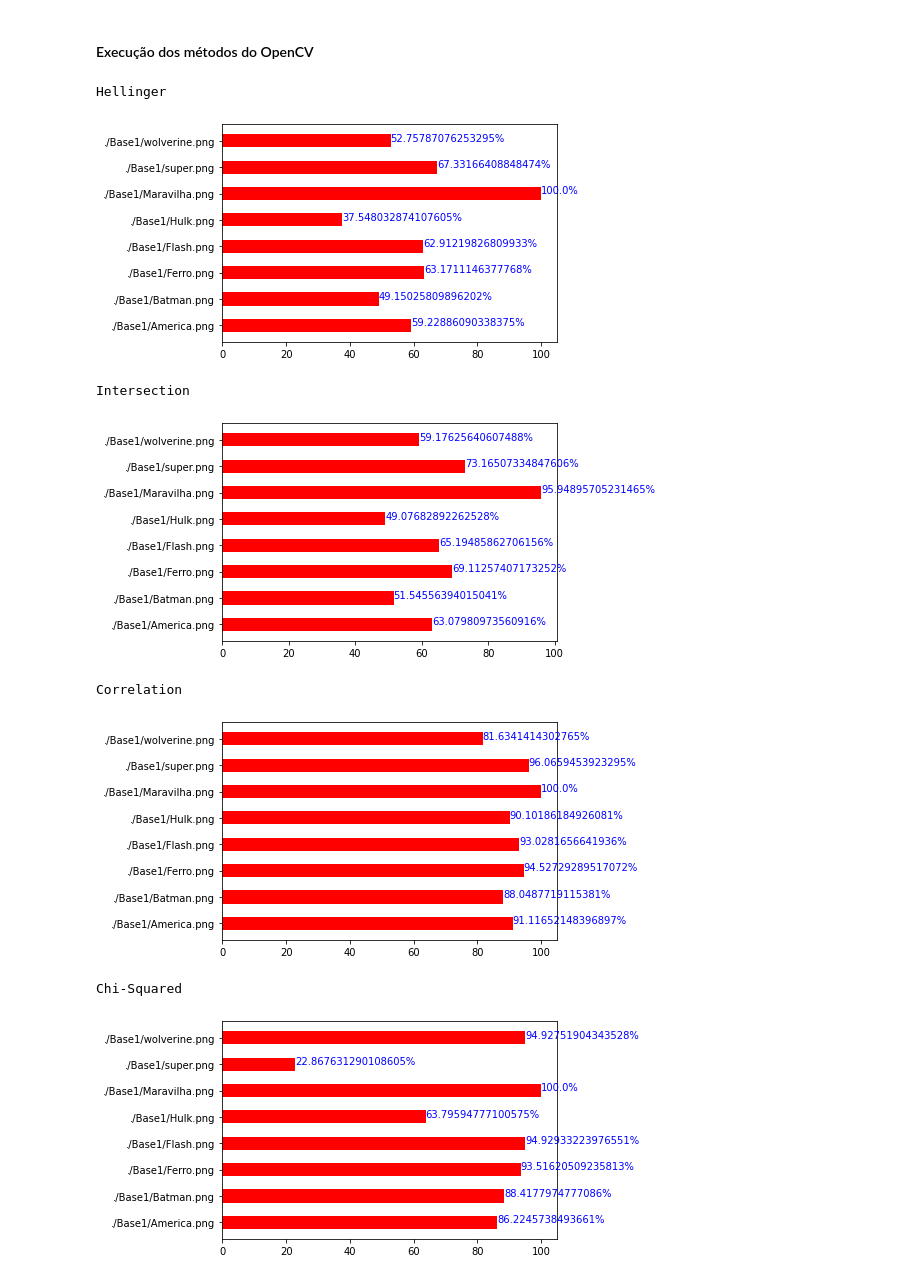
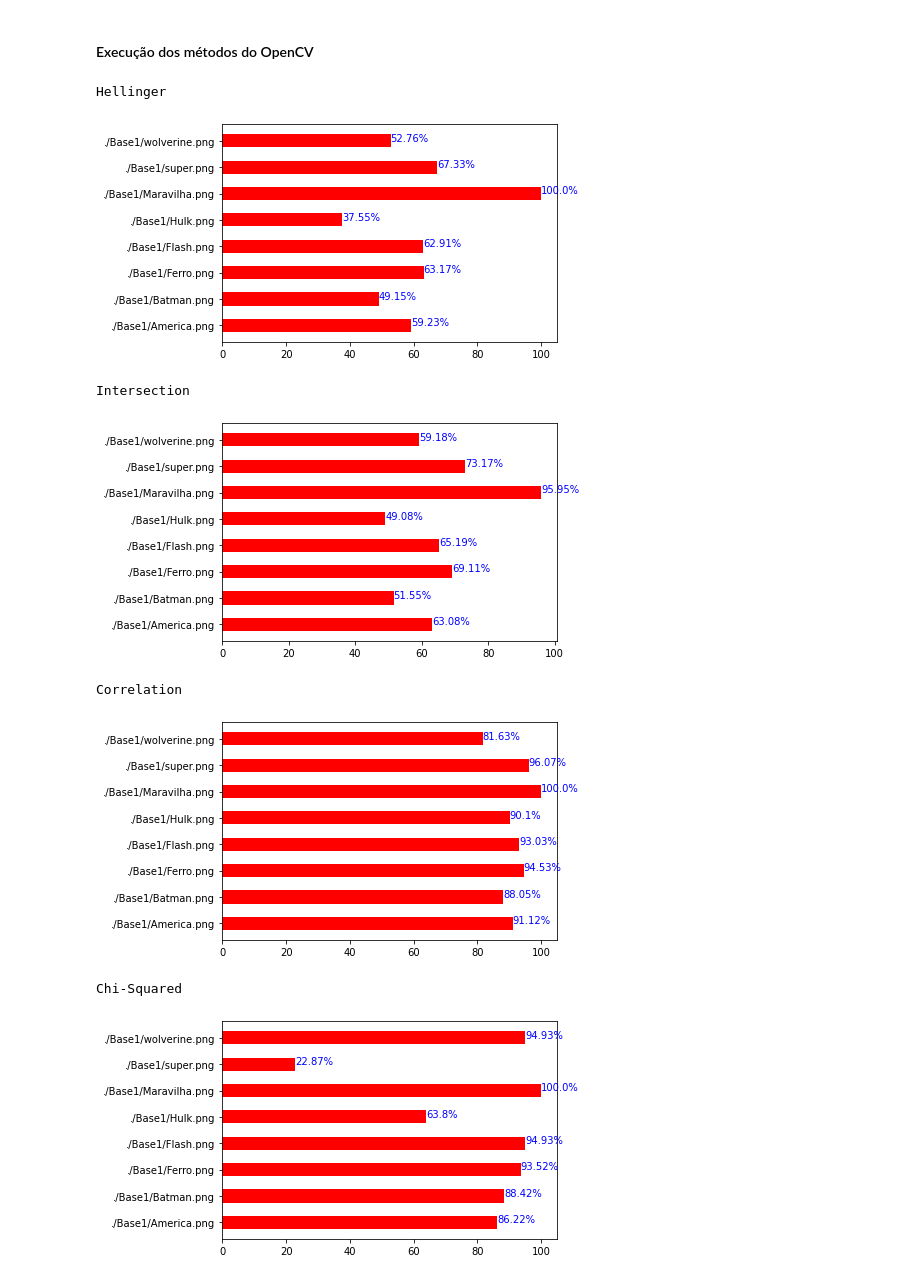
Before and after one commit to GodKelvin/PDI_Comparacao_Img_Histograma, a Jupyter notebook: pdi_tarefa_1.ipynb, the cells around one changed output. Saved outputs shown, nothing was run; the diff lists cells and outputs as text; code cells hidden in the pictures.

```diff
--- a/pdi_tarefa_1.ipynb
+++ b/pdi_tarefa_1.ipynb
@@ -280,13 +280,13 @@ import cv2
 #index para os histogramas extraidos
 #images para armazenar as imagens
 dic_index = {}
-dic_images = {}
+#dic_images = {}
 
 for img in modelos_img:
     #print(img)
     image = cv2.imread(img)
     #convertemos para RGB, pois o openCV armazena no formato BGR (RGB para exibir no matplot)
-    dic_images[img] = cv2.cvtColor(image, cv2.COLOR_BGR2RGB)
+    #dic_images[img] = cv2.cvtColor(image, cv2.COLOR_BGR2RGB)
 
     #Calculo do histograma
     hist = cv2.calcHist([image], [0, 1, 2], None, [8, 8, 8], [0, 256, 0, 256, 0, 256])
@@ -342,37 +342,37 @@ for(nome_metodo, funcao_metodo) in opencv_methods:
     #Inicia/Reinicia o dicionario de resultados
     results = {}
     #Loop sobre o dic_index(Onde possui os resultados dos histogramas)
     for(img, hist) in dic_index.items():
         #print(k, hist)
         #input()
         #Utilizando primeira imagem como teste--TROCAR PRA TODOS
         d = cv2.compareHist(dic_index['./Base1/Maravilha.png'], hist, funcao_metodo)
 
         #Para fins de visualizacao em porcentagem, calcula com base no metodo
         percent_result = 0
         if(nome_metodo == "Correlation"):
             percent_result = calc_percent_correlation(d)
         elif(nome_metodo == "Intersection"):
             percent_result = calc_percent_intersec(d)
         elif(nome_metodo == "Chi-Squared"):
             percent_result = calc_percent_chisquar(d)
         else:
             percent_result = calc_percent_hellinger(d)
         #results atualizado com o valor da distancia da respectiva comparacao
-        results[img] = percent_result
+        results[img] = round(percent_result, 2)
         #print(d)
     print("\n")
 
     #Organizamos o resultado
     #print(results)
     print(nome_metodo)
     show_grafico(results)
 # %% [output]
 Hellinger
-[figure, old version]
+[figure, new version]
 Intersection
-[figure, old version]
+[figure, new version]
 Correlation
-[figure, old version]
+[figure, new version]
 Chi-Squared
-[figure, old version]
+[figure, new version]
```
